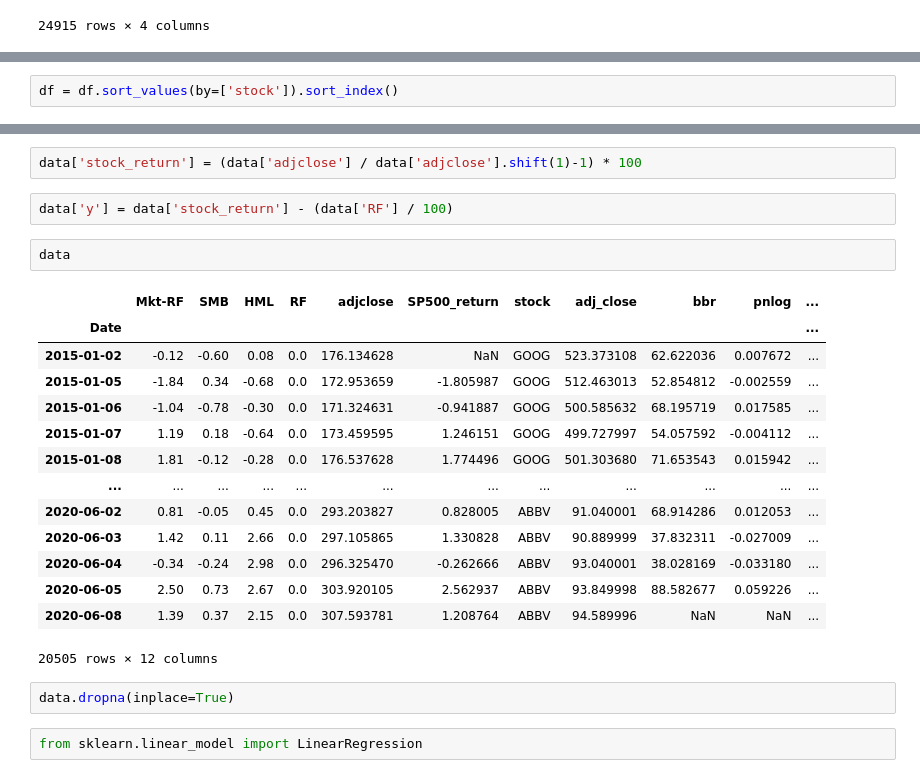
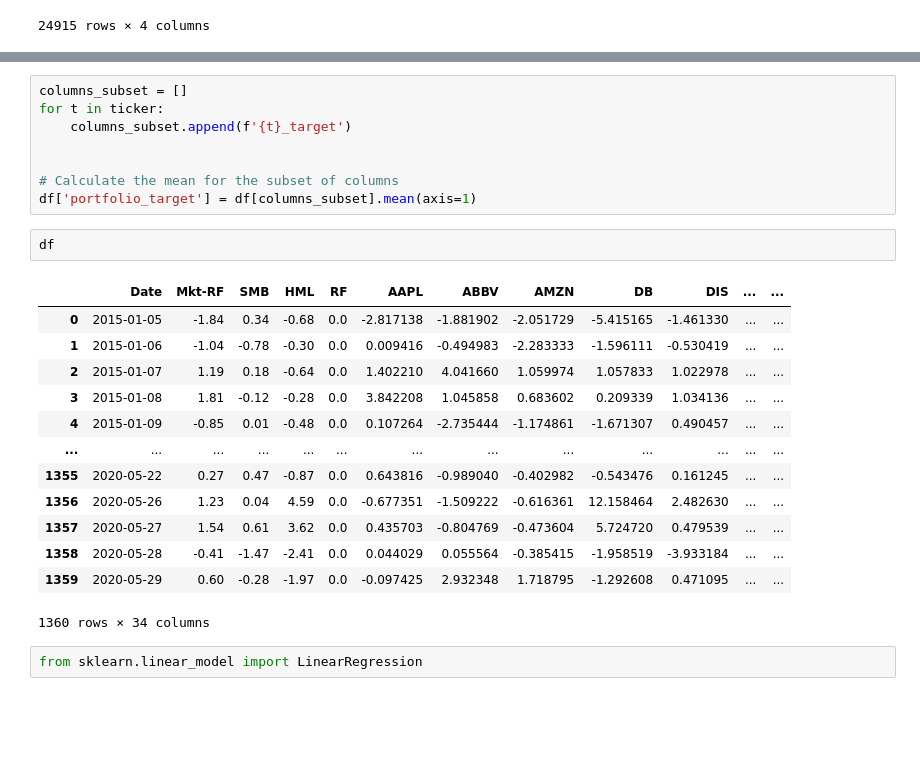
Before and after one commit to luisquinonesPR/mlfinancehw2, a Jupyter notebook: hw2.ipynb, the cells around one changed output, grey strips where cells are left out. Cells and saved outputs as stored; diff of their text form; blank space fills up the shorter version.

```diff
--- a/hw2.ipynb
+++ b/hw2.ipynb
@@ -148,2 +283,0 @@ df
-# %%
-df = df.sort_values(by=['stock']).sort_index()
@@ -175,26 +284,27 @@ data
-# %%
-data['stock_return'] = (data['adjclose'] / data['adjclose'].shift(1)-1) * 100
-# %%
-data['y'] = data['stock_return'] - (data['RF'] / 100)
-# %%
-data
-# %% [output]
-|  | Mkt-RF | SMB | HML | RF | adjclose | SP500_return | stock | adj_close | bbr | pnlog | ... |
-| Date |  |  |  |  |  |  |  |  |  |  | ... |
-| 2015-01-02 | -0.12 | -0.60 | 0.08 | 0.0 | 176.134628 | NaN | GOOG | 523.373108 | 62.622036 | 0.007672 | ... |
-| 2015-01-05 | -1.84 | 0.34 | -0.68 | 0.0 | 172.953659 | -1.805987 | GOOG | 512.463013 | 52.854812 | -0.002559 | ... |
-| 2015-01-06 | -1.04 | -0.78 | -0.30 | 0.0 | 171.324631 | -0.941887 | GOOG | 500.585632 | 68.195719 | 0.017585 | ... |
-| 2015-01-07 | 1.19 | 0.18 | -0.64 | 0.0 | 173.459595 | 1.246151 | GOOG | 499.727997 | 54.057592 | -0.004112 | ... |
-| 2015-01-08 | 1.81 | -0.12 | -0.28 | 0.0 | 176.537628 | 1.774496 | GOOG | 501.303680 | 71.653543 | 0.015942 | ... |
-| ... | ... | ... | ... | ... | ... | ... | ... | ... | ... | ... | ... |
-| 2020-06-02 | 0.81 | -0.05 | 0.45 | 0.0 | 293.203827 | 0.828005 | ABBV | 91.040001 | 68.914286 | 0.012053 | ... |
-| 2020-06-03 | 1.42 | 0.11 | 2.66 | 0.0 | 297.105865 | 1.330828 | ABBV | 90.889999 | 37.832311 | -0.027009 | ... |
-| 2020-06-04 | -0.34 | -0.24 | 2.98 | 0.0 | 296.325470 | -0.262666 | ABBV | 93.040001 | 38.028169 | -0.033180 | ... |
-| 2020-06-05 | 2.50 | 0.73 | 2.67 | 0.0 | 303.920105 | 2.562937 | ABBV | 93.849998 | 88.582677 | 0.059226 | ... |
-| 2020-06-08 | 1.39 | 0.37 | 2.15 | 0.0 | 307.593781 | 1.208764 | ABBV | 94.589996 | NaN | NaN | ... |
-20505 rows × 12 columns
-# %%
-data.dropna(inplace=True)
+# %%
+columns_subset = []
+for t in ticker:
+    columns_subset.append(f'{t}_target')
+
+
+# Calculate the mean for the subset of columns
+df['portfolio_target'] = df[columns_subset].mean(axis=1)
+# %%
+df
+# %% [output]
+|  | Date | Mkt-RF | SMB | HML | RF | AAPL | ABBV | AMZN | DB | DIS | ... | ... |
+| 0 | 2015-01-05 | -1.84 | 0.34 | -0.68 | 0.0 | -2.817138 | -1.881902 | -2.051729 | -5.415165 | -1.461330 | ... | ... |
+| 1 | 2015-01-06 | -1.04 | -0.78 | -0.30 | 0.0 | 0.009416 | -0.494983 | -2.283333 | -1.596111 | -0.530419 | ... | ... |
+| 2 | 2015-01-07 | 1.19 | 0.18 | -0.64 | 0.0 | 1.402210 | 4.041660 | 1.059974 | 1.057833 | 1.022978 | ... | ... |
+| 3 | 2015-01-08 | 1.81 | -0.12 | -0.28 | 0.0 | 3.842208 | 1.045858 | 0.683602 | 0.209339 | 1.034136 | ... | ... |
+| 4 | 2015-01-09 | -0.85 | 0.01 | -0.48 | 0.0 | 0.107264 | -2.735444 | -1.174861 | -1.671307 | 0.490457 | ... | ... |
+| ... | ... | ... | ... | ... | ... | ... | ... | ... | ... | ... | ... | ... |
+| 1355 | 2020-05-22 | 0.27 | 0.47 | -0.87 | 0.0 | 0.643816 | -0.989040 | -0.402982 | -0.543476 | 0.161245 | ... | ... |
+| 1356 | 2020-05-26 | 1.23 | 0.04 | 4.59 | 0.0 | -0.677351 | -1.509222 | -0.616361 | 12.158464 | 2.482630 | ... | ... |
+| 1357 | 2020-05-27 | 1.54 | 0.61 | 3.62 | 0.0 | 0.435703 | -0.804769 | -0.473604 | 5.724720 | 0.479539 | ... | ... |
+| 1358 | 2020-05-28 | -0.41 | -1.47 | -2.41 | 0.0 | 0.044029 | 0.055564 | -0.385415 | -1.958519 | -3.933184 | ... | ... |
+| 1359 | 2020-05-29 | 0.60 | -0.28 | -1.97 | 0.0 | -0.097425 | 2.932348 | 1.718795 | -1.292608 | 0.471095 | ... | ... |
+1360 rows × 34 columns
 # %%
 from sklearn.linear_model import LinearRegression
 # %%
```
Also changed, not shown: parts of 34 cells of this notebook.
